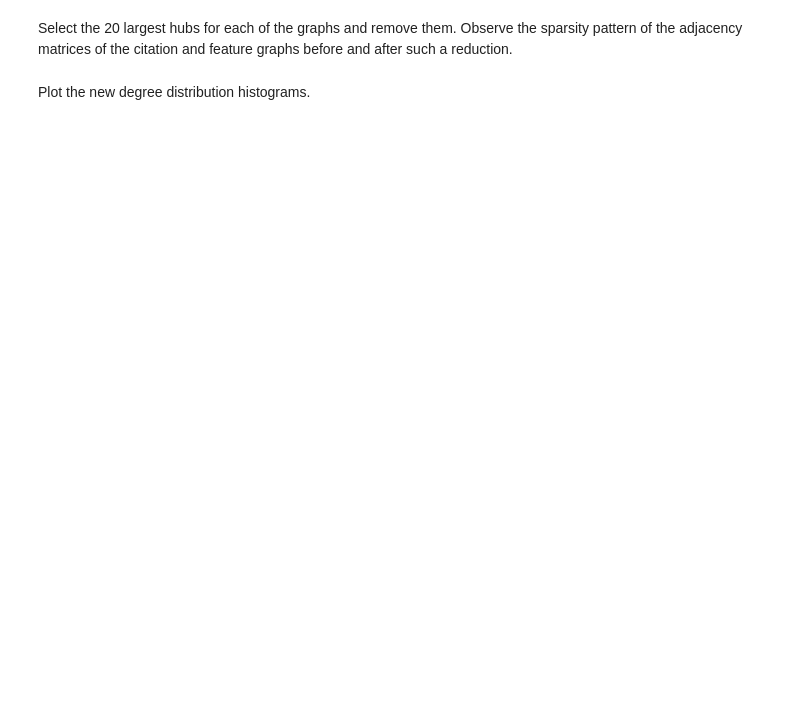
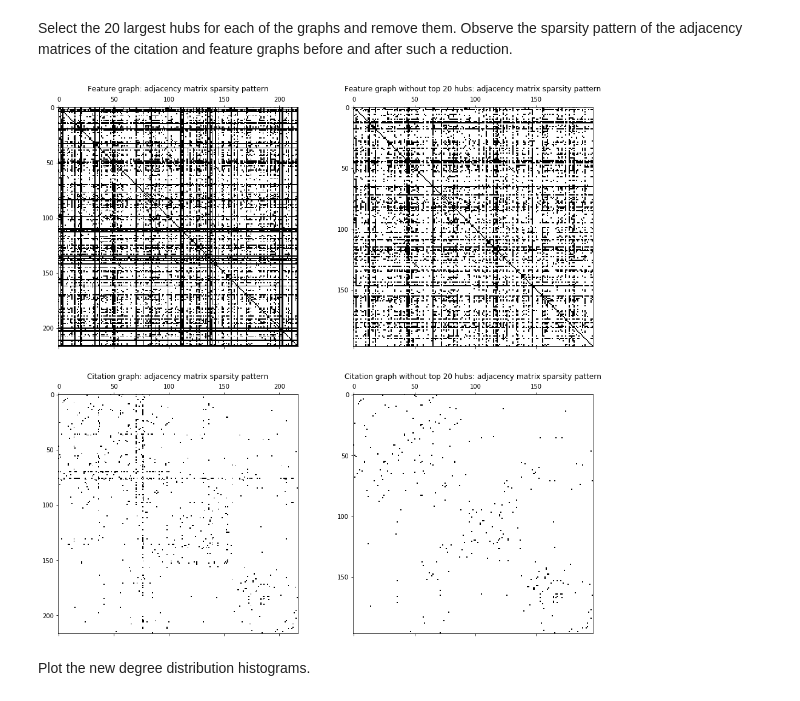
Before and after one commit to Sytta/ntds_2019, a Jupyter notebook: assignments/1_network_science.ipynb, the cells around one changed output. Saved outputs shown, nothing was run; the diff lists cells and outputs as text; code cells hidden in the pictures; blank space fills up the shorter version.

```diff
--- a/assignments/1_network_science.ipynb
+++ b/assignments/1_network_science.ipynb
@@ -205,18 +223,23 @@ Explain the differences in moments between graphs by comparing their degree dist
 # %% [markdown]
 Select the 20 largest hubs for each of the graphs and remove them. Observe the sparsity pattern of the adjacency matrices of the citation and feature graphs before and after such a reduction.
 # %%
-reduced_A_feature = # Your code here
-reduced_A_citation = # Your code here
+ind = degrees_feature.argsort()[-20:][::-1]
+reduced_A_feature = np.delete(np.delete(A_feature ,ind , axis=1) ,ind , axis=0)# Your code here
+
+ind = degrees_citation.argsort()[-20:][::-1]
+reduced_A_citation = np.delete(np.delete(A_citation ,ind , axis=1) ,ind , axis=0)# Your code here
 
 fig, axes = plt.subplots(2, 2, figsize=(16, 16))
 axes[0, 0].set_title('Feature graph: adjacency matrix sparsity pattern')
 axes[0, 0].spy(A_feature);
 axes[0, 1].set_title('Feature graph without top 20 hubs: adjacency matrix sparsity pattern')
 axes[0, 1].spy(reduced_A_feature);
 axes[1, 0].set_title('Citation graph: adjacency matrix sparsity pattern')
 axes[1, 0].spy(A_citation);
 axes[1, 1].set_title('Citation graph without top 20 hubs: adjacency matrix sparsity pattern')
 axes[1, 1].spy(reduced_A_citation);
+# %% [output]
+[figure, added]
 # %% [markdown]
 Plot the new degree distribution histograms.
 # %%
```
Also changed, not shown: parts of 12 cells of this notebook.
